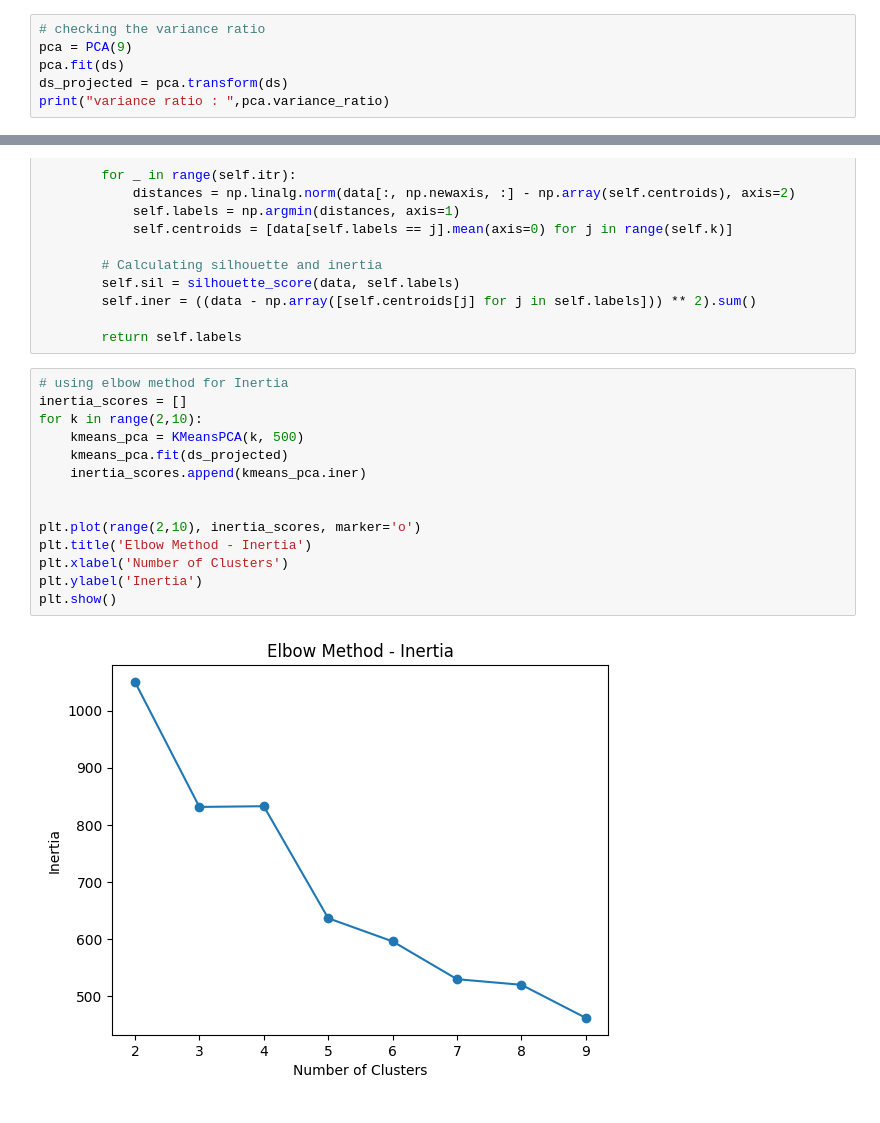
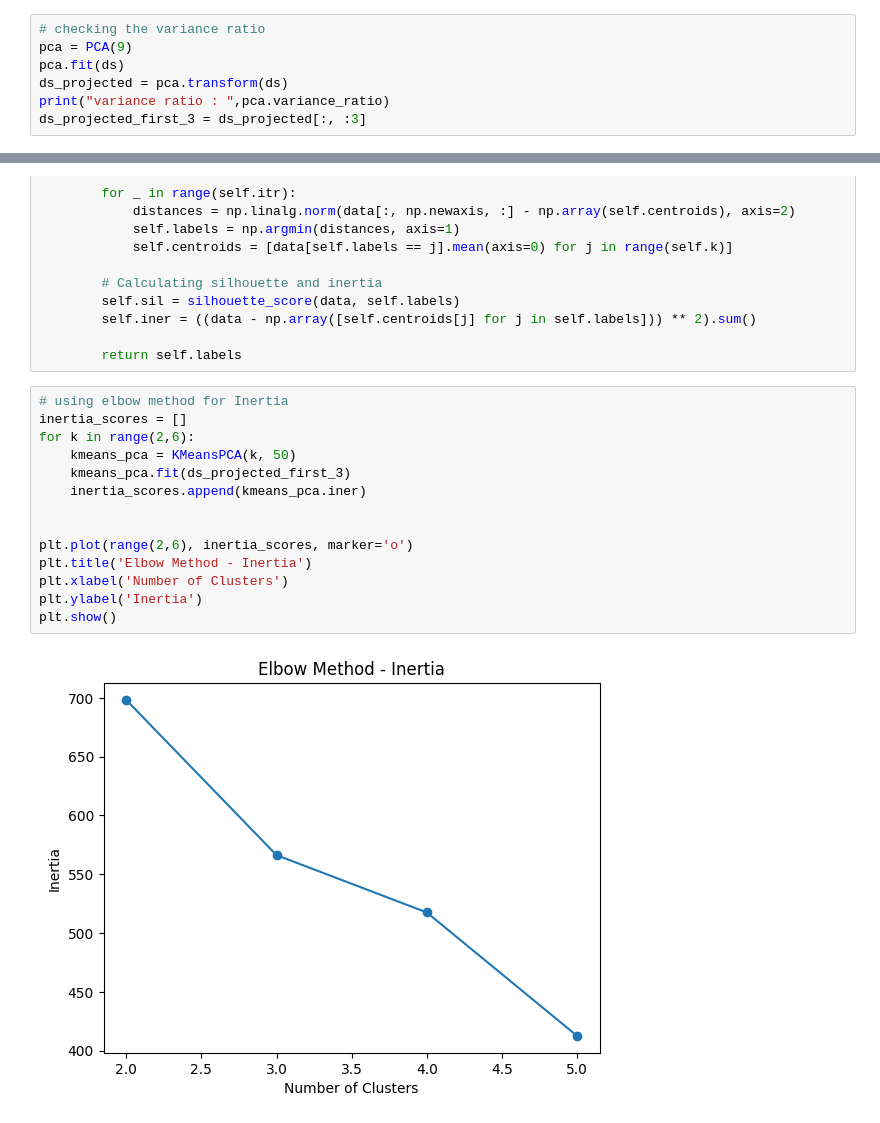
Before and after one commit to Saea987/mrm_taskphase, a Jupyter notebook: kmeanspca-for-countries.ipynb, the cells around one changed output, grey strips where cells are left out. Saved outputs shown, nothing was run; the diff lists cells and outputs as text.

Commit message:
Kaggle Notebook | KmeansPCA_for_countries | Version 10

```diff
--- a/kmeanspca-for-countries.ipynb
+++ b/kmeanspca-for-countries.ipynb
@@ -109,6 +109,7 @@ pca = PCA(9)
 pca.fit(ds)
 ds_projected = pca.transform(ds)
 print("variance ratio : ",pca.variance_ratio)
+ds_projected_first_3 = ds_projected[:, :3]
 # %% [output]
 variance ratio :  [0.4595174  0.17181626 0.13004259 0.11053162 0.07340211 0.02484235
  0.0126043  0.00981282 0.00743056]
@@ -153,18 +154,18 @@ class KMeansPCA:
 # %%
 # using elbow method for Inertia
 inertia_scores = []
-for k in range(2,10):
-    kmeans_pca = KMeansPCA(k, 500)
-    kmeans_pca.fit(ds_projected)
+for k in range(2,6):
+    kmeans_pca = KMeansPCA(k, 50)
+    kmeans_pca.fit(ds_projected_first_3)
     inertia_scores.append(kmeans_pca.iner)
 
 
-plt.plot(range(2,10), inertia_scores, marker='o')
+plt.plot(range(2,6), inertia_scores, marker='o')
 plt.title('Elbow Method - Inertia')
 plt.xlabel('Number of Clusters')
 plt.ylabel('Inertia')
 plt.show()
 # %% [output]
-[figure, old version]
+[figure, new version]
 # %%
 kmeans_pca = KMeansPCA(3, 500)
```
Also changed, not shown: parts of 1 cell of this notebook.
